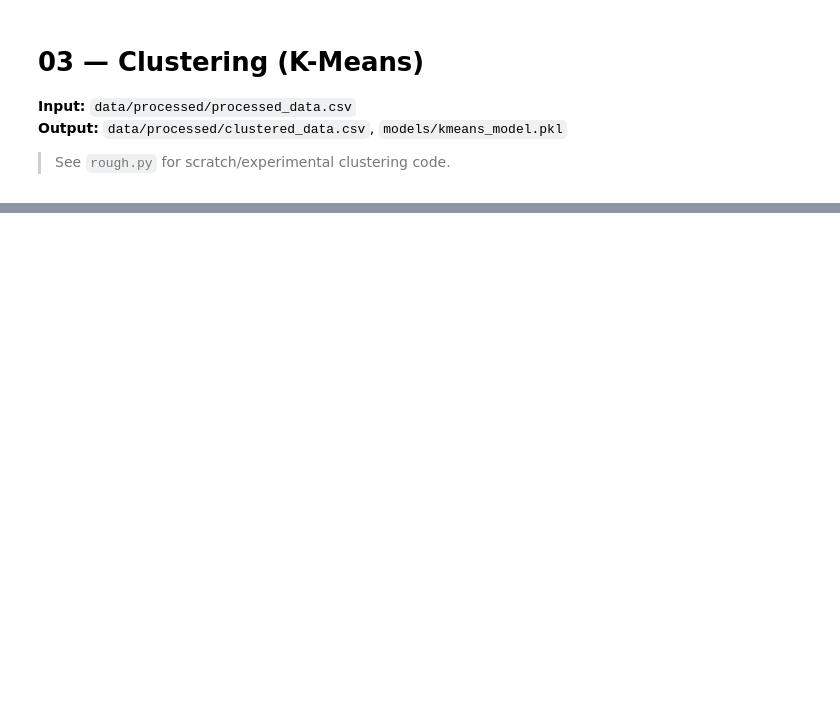
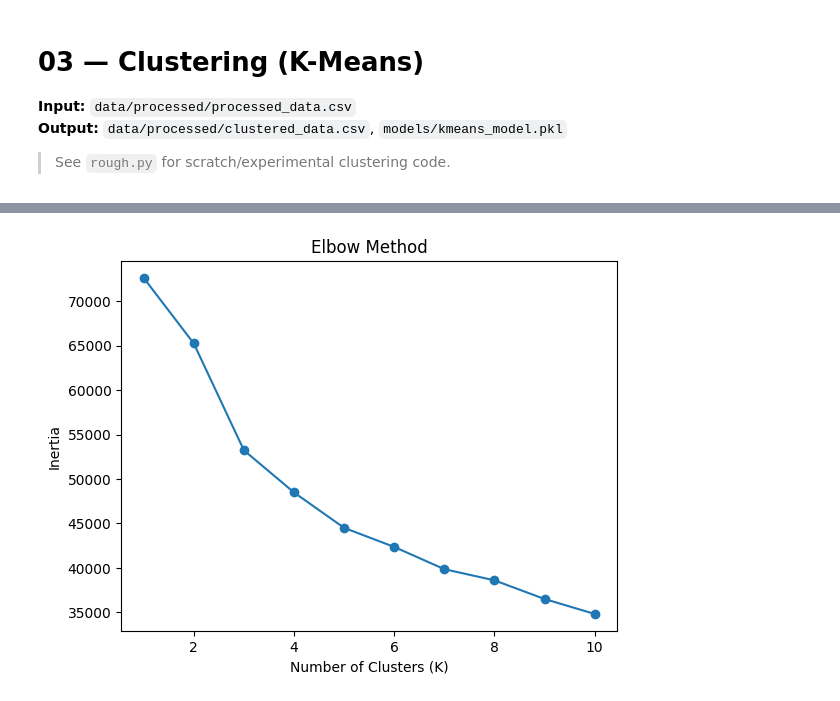
Before and after one commit to aashisrjl/customer-segmentation-purchace-Behaviour-Classification, a Jupyter notebook: notebooks/03_clustering.ipynb, the cells around one changed output, grey strips where cells are left out. Cells and saved outputs as stored; diff of their text form; code cells hidden in the pictures; blank space fills up the shorter version.

Commit message:
Added clustering

```diff
--- a/notebooks/03_clustering.ipynb
+++ b/notebooks/03_clustering.ipynb
@@ -15,4 +12,6 @@ import pickle
 # %%
-df = pd.read_csv('data/processed/processed_data.csv')
-original_df = df.copy()
+import pandas as pd
+
+df = pd.read_csv('../data/processed/processed_data.csv')
+df.head()
 # %% [output]
@@ -19,0 +24,3 @@ FileNotFoundError: [Errno 2] No such file or directory: 'data/processed/processe
+# %%
+# fill missing numeric values
+df = df.fillna(df.median())
@@ -19,0 +36,23 @@ FileNotFoundError: [Errno 2] No such file or directory: 'data/processed/processe
+# %%
+from sklearn.preprocessing import StandardScaler
+
+scaler = StandardScaler()
+df_scaled = scaler.fit_transform(df)
+# %%
+from sklearn.cluster import KMeans
+import matplotlib.pyplot as plt
+
+inertia = []
+
+for k in range(1, 11):
+    kmeans = KMeans(n_clusters=k, random_state=42)
+    kmeans.fit(df_scaled)
+    inertia.append(kmeans.inertia_)
+
+plt.plot(range(1, 11), inertia, marker='o')
+plt.title("Elbow Method")
+plt.xlabel("Number of Clusters (K)")
+plt.ylabel("Inertia")
+plt.show()
+# %% [output]
+[figure, added]
```
Also changed, not shown: parts of 8 cells of this notebook, 7 other files.
